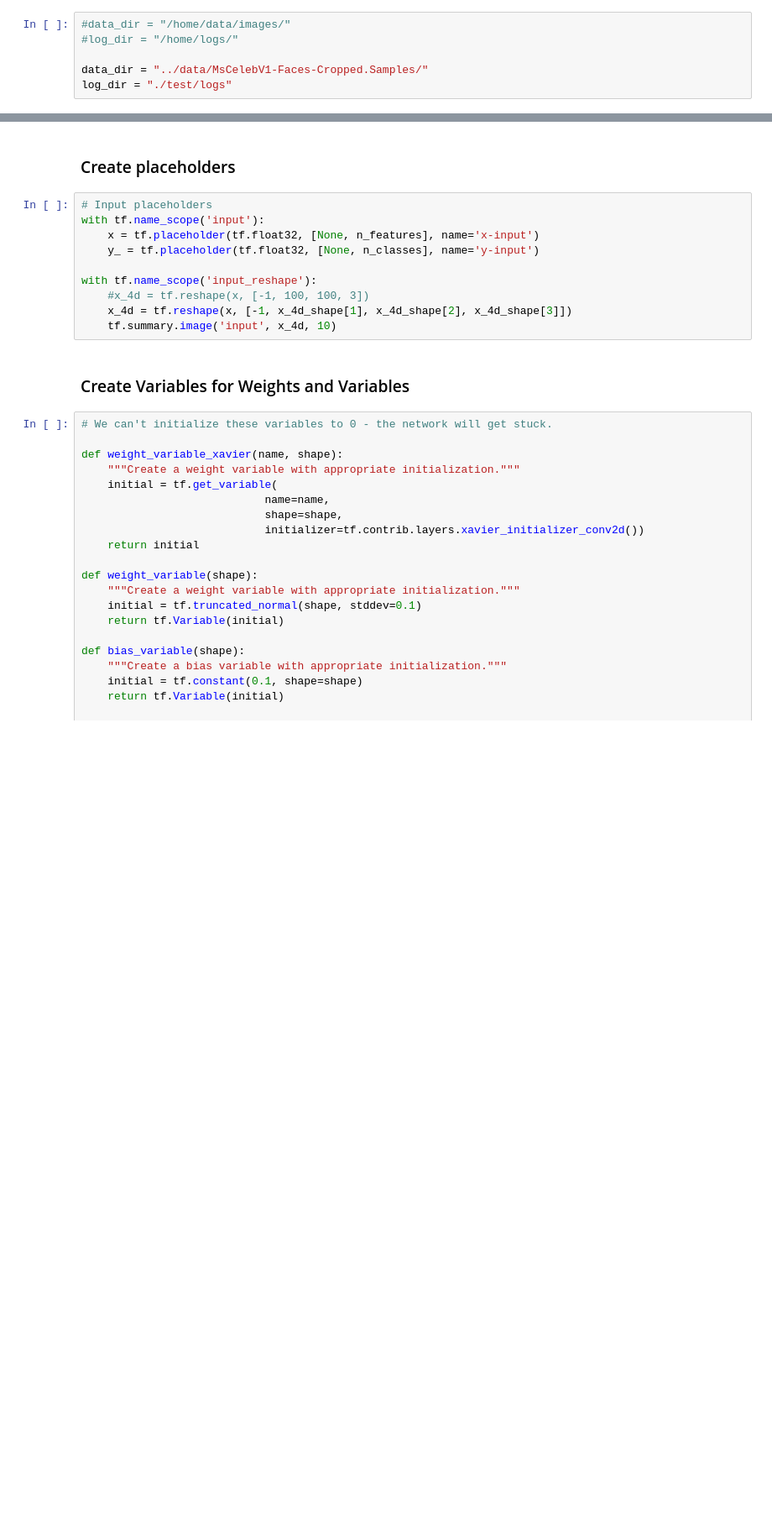
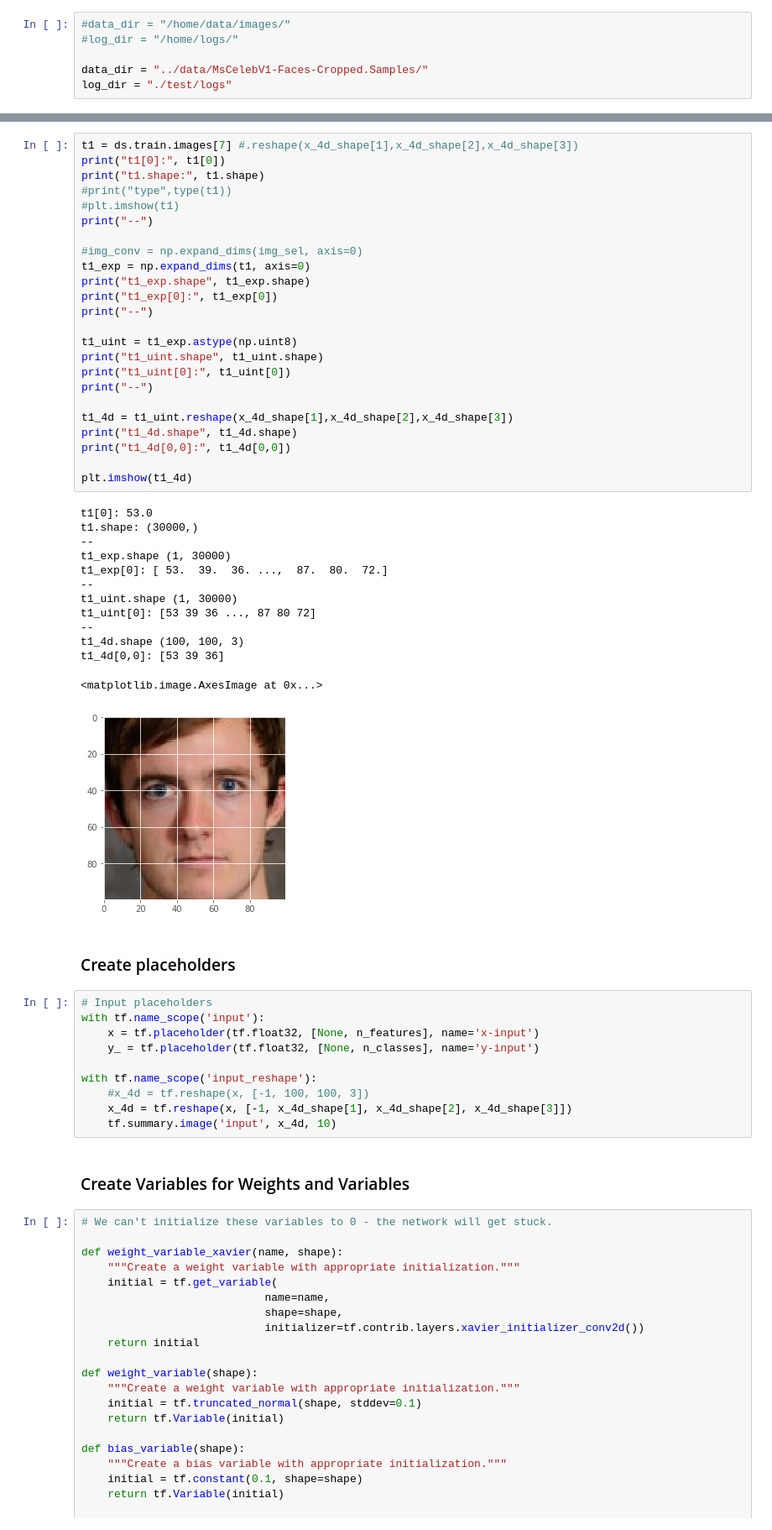
Before and after one commit to DigitalNegatives/DataScience-Celebrity-Image-Classification, a Jupyter notebook: 02_celeb_transfer_learning/main-inception.ipynb, the cells around one changed output, grey strips where cells are left out. Shown at 84% size. Saved outputs shown, nothing was run; the diff lists cells and outputs as text; blank space fills up the shorter version.

```diff
--- a/02_celeb_transfer_learning/main-inception.ipynb
+++ b/02_celeb_transfer_learning/main-inception.ipynb
@@ -65,3 +114,41 @@ Dataset init
+# %%
+t1 = ds.train.images[7] #.reshape(x_4d_shape[1],x_4d_shape[2],x_4d_shape[3])
+print("t1[0]:", t1[0])
+print("t1.shape:", t1.shape)
+#print("type",type(t1))
+#plt.imshow(t1)
+print("--")
+
+#img_conv = np.expand_dims(img_sel, axis=0)
+t1_exp = np.expand_dims(t1, axis=0)
+print("t1_exp.shape", t1_exp.shape)
+print("t1_exp[0]:", t1_exp[0])
+print("--")
+
+t1_uint = t1_exp.astype(np.uint8)
+print("t1_uint.shape", t1_uint.shape)
+print("t1_uint[0]:", t1_uint[0])
+print("--")
+
+t1_4d = t1_uint.reshape(x_4d_shape[1],x_4d_shape[2],x_4d_shape[3])
+print("t1_4d.shape", t1_4d.shape)
+print("t1_4d[0,0]:", t1_4d[0,0])
+
+plt.imshow(t1_4d)
+# %% [output]
+t1[0]: 53.0
+t1.shape: (30000,)
+--
+t1_exp.shape (1, 30000)
+t1_exp[0]: [ 53.  39.  36. ...,  87.  80.  72.]
+--
+t1_uint.shape (1, 30000)
+t1_uint[0]: [53 39 36 ..., 87 80 72]
+--
+t1_4d.shape (100, 100, 3)
+t1_4d[0,0]: [53 39 36]
+<matplotlib.image.AxesImage at 0x...>
+[figure, added]
 # %% [markdown]
 ### Create placeholders
 # %%
```
Also changed, not shown: parts of 25 cells of this notebook.
